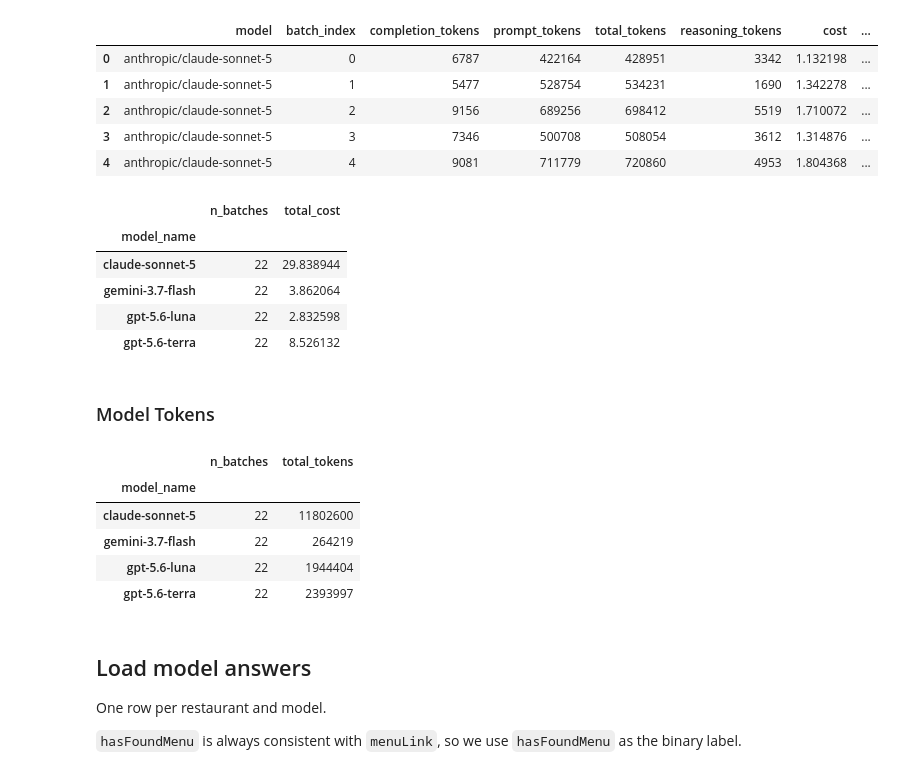
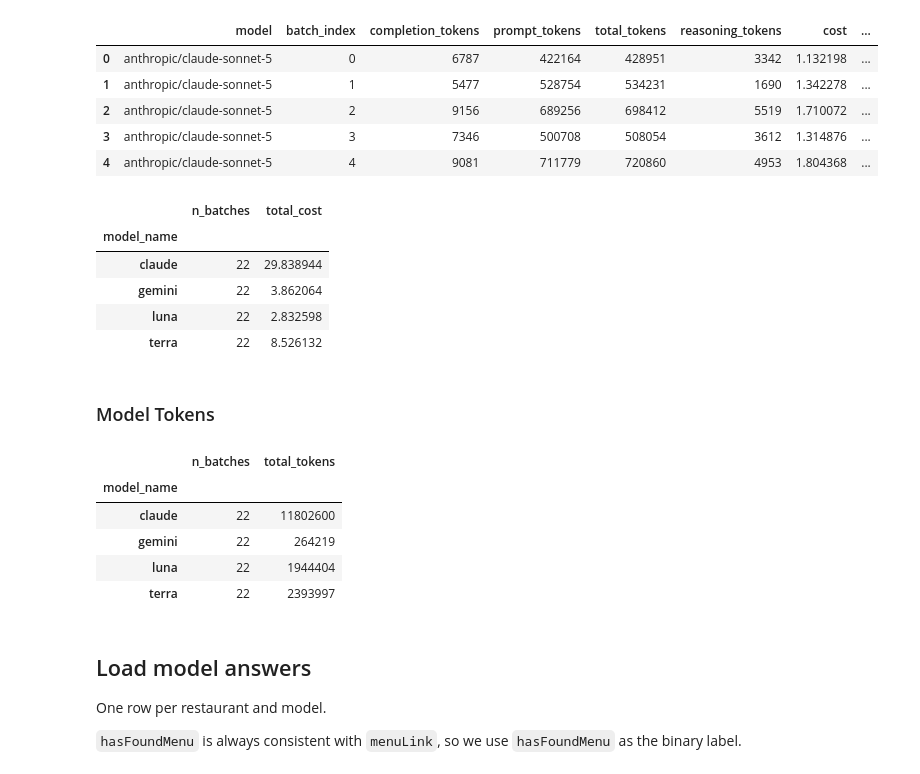
Before and after one commit to rakulmaria/cph-menu-finder, a Jupyter notebook: src/cph-menu-finder/analyser_10percent_sample_run.ipynb, the cells around one changed output. Cells and saved outputs as stored; diff of their text form; code cells hidden in the pictures.

```diff
--- a/src/cph-menu-finder/analyser_10percent_sample_run.ipynb
+++ b/src/cph-menu-finder/analyser_10percent_sample_run.ipynb
@@ -98,14 +98,18 @@ raw_df.head()
 # %%
 # gemini ran through two providers (google-vertex + google-ai-studio) -> strip the provider prefix so they're grouped together
 raw_df['model_name'] = raw_df['model'].str.split('/').str[1]
+raw_df["model_name"] = raw_df["model_name"].str.extract(
+    r"(claude|gemini|luna|terra)",
+    expand=False,
+)
 
 # one row per batch call -> sum the cost of all batches per model
 model_price = raw_df.groupby('model_name').agg(n_batches=('batch_index', 'nunique'), total_cost=('cost', 'sum'))
 model_price.head()
 # %% [output]
 |  | n_batches | total_cost |
 | model_name |  |  |
-| claude-sonnet-5 | 22 | 29.838944 |
-| gemini-3.7-flash | 22 | 3.862064 |
-| gpt-5.6-luna | 22 | 2.832598 |
-| gpt-5.6-terra | 22 | 8.526132 |
+| claude | 22 | 29.838944 |
+| gemini | 22 | 3.862064 |
+| luna | 22 | 2.832598 |
+| terra | 22 | 8.526132 |
@@ -157,10 +163,10 @@ model_tokens.head()
 # %% [output]
 |  | n_batches | total_tokens |
 | model_name |  |  |
-| claude-sonnet-5 | 22 | 11802600 |
-| gemini-3.7-flash | 22 | 264219 |
-| gpt-5.6-luna | 22 | 1944404 |
-| gpt-5.6-terra | 22 | 2393997 |
+| claude | 22 | 11802600 |
+| gemini | 22 | 264219 |
+| luna | 22 | 1944404 |
+| terra | 22 | 2393997 |
 # %%
 plot_df = model_tokens.reset_index()
 # show in millions: keeps the linear scale (bar length = real ratio) but readable numbers
```
Also changed, not shown: parts of 12 cells of this notebook, 2 other files.
